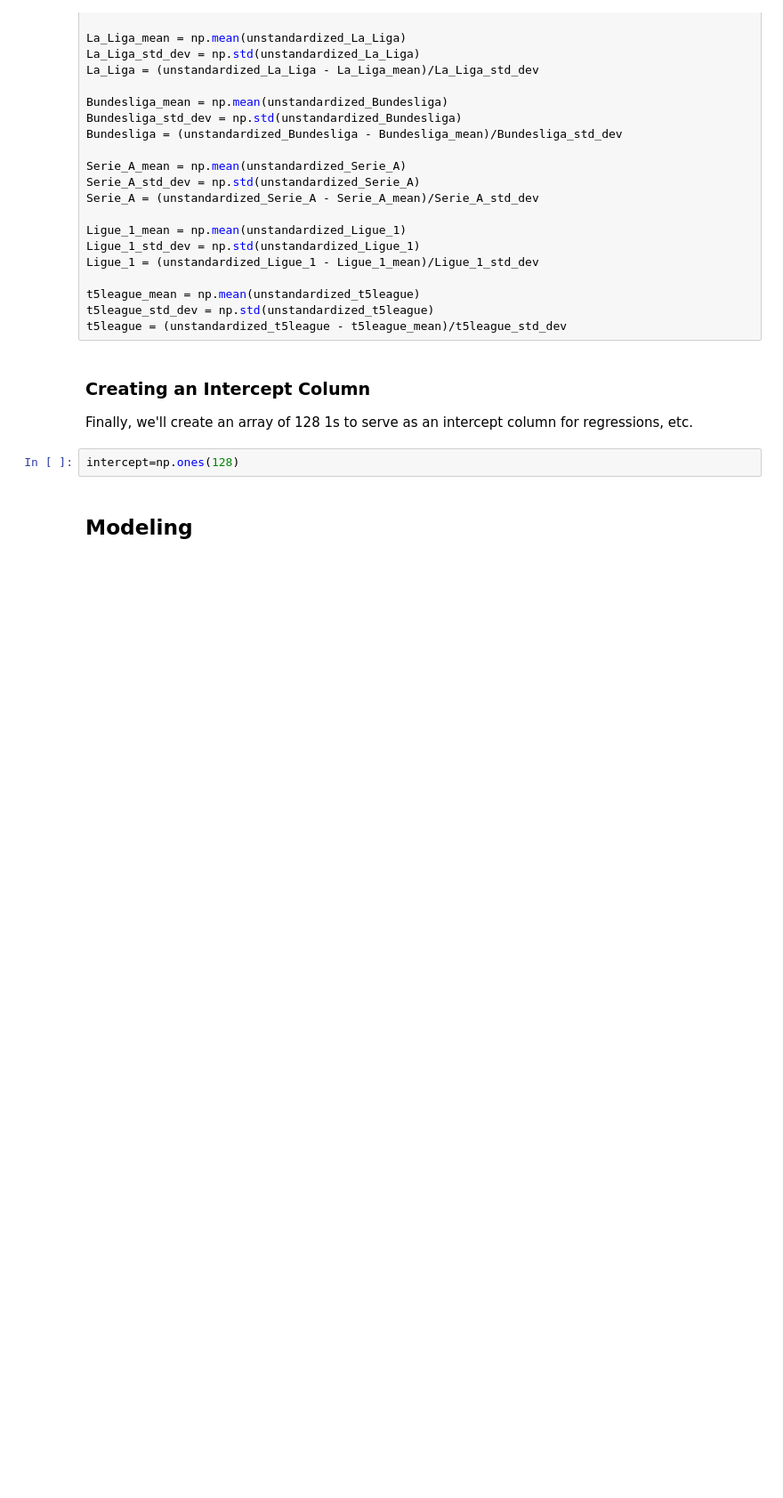
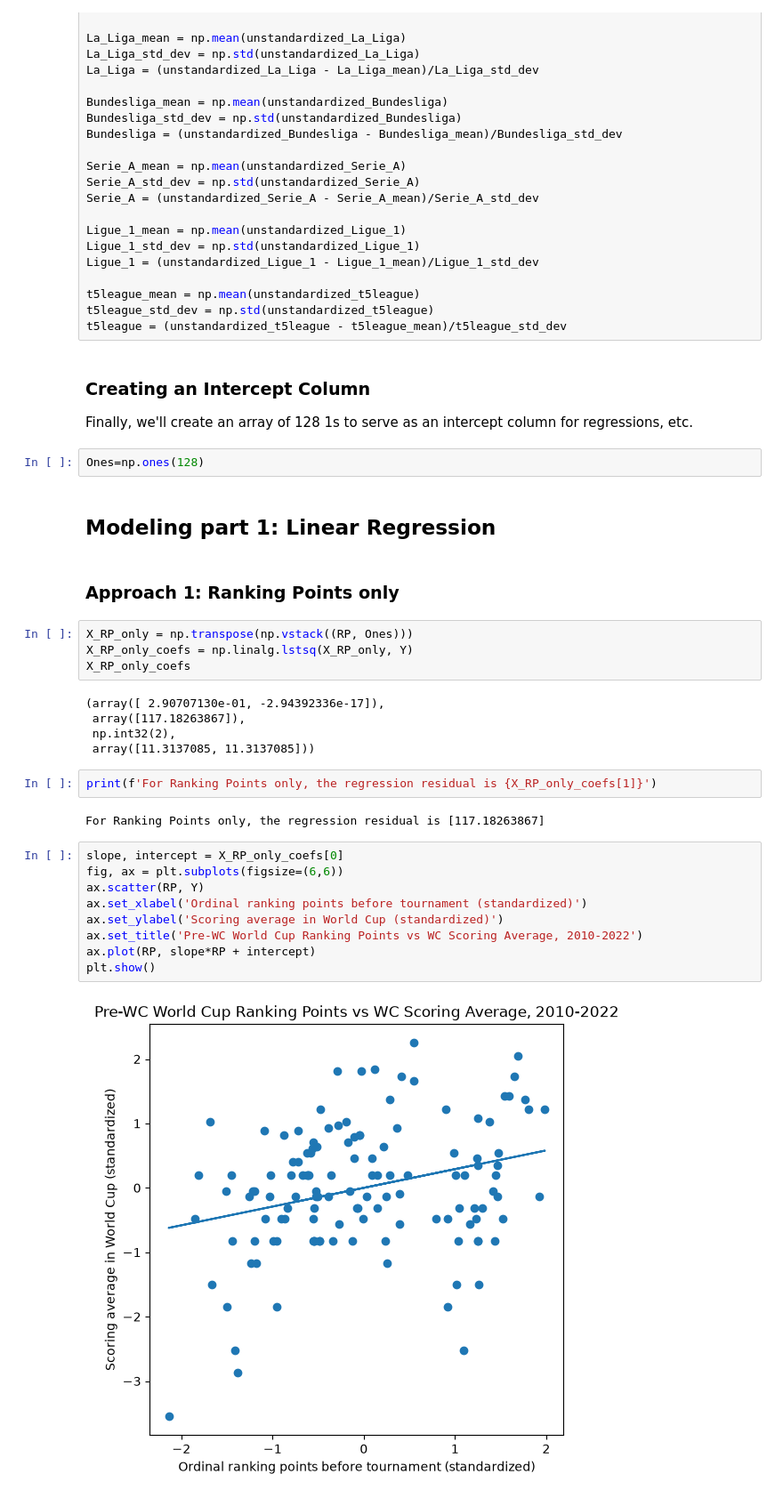
Before and after one commit to lcbogie/780_Group_Project_2026, a Jupyter notebook: FIFA_Ranking_and_T5League_Modeling/ranking_points_and_t5league_modeling.ipynb, the cells around one changed output. Shown at 89% size. Saved outputs shown, nothing was run; the diff lists cells and outputs as text; blank space fills up the shorter version.

Commit message:
Completed linear regression segement of the rp and t5leagues notebook.

```diff
--- a/FIFA_Ranking_and_T5League_Modeling/ranking_points_and_t5league_modeling.ipynb
+++ b/FIFA_Ranking_and_T5League_Modeling/ranking_points_and_t5league_modeling.ipynb
@@ -457,6 +457,32 @@ t5league = (unstandardized_t5league - t5league_mean)/t5league_std_dev
 
 Finally, we'll create an array of 128 1s to serve as an intercept column for regressions, etc.
 # %%
-intercept=np.ones(128)
+Ones=np.ones(128)
 # %% [markdown]
-## Modeling
+## Modeling part 1: Linear Regression
+# %% [markdown]
+### Approach 1: Ranking Points only
+# %%
+X_RP_only = np.transpose(np.vstack((RP, Ones)))
+X_RP_only_coefs = np.linalg.lstsq(X_RP_only, Y)
+X_RP_only_coefs
+# %% [output]
+(array([ 2.90707130e-01, -2.94392336e-17]),
+ array([117.18263867]),
+ np.int32(2),
+ array([11.3137085, 11.3137085]))
+# %%
+print(f'For Ranking Points only, the regression residual is {X_RP_only_coefs[1]}')
+# %% [output]
+For Ranking Points only, the regression residual is [117.18263867]
+# %%
+slope, intercept = X_RP_only_coefs[0]
+fig, ax = plt.subplots(figsize=(6,6))
+ax.scatter(RP, Y)
+ax.set_xlabel('Ordinal ranking points before tournament (standardized)')
+ax.set_ylabel('Scoring average in World Cup (standardized)')
+ax.set_title('Pre-WC World Cup Ranking Points vs WC Scoring Average, 2010-2022')
+ax.plot(RP, slope*RP + intercept)
+plt.show()
+# %% [output]
+[figure, added]
```
Also changed, not shown: parts of 12 cells of this notebook.
